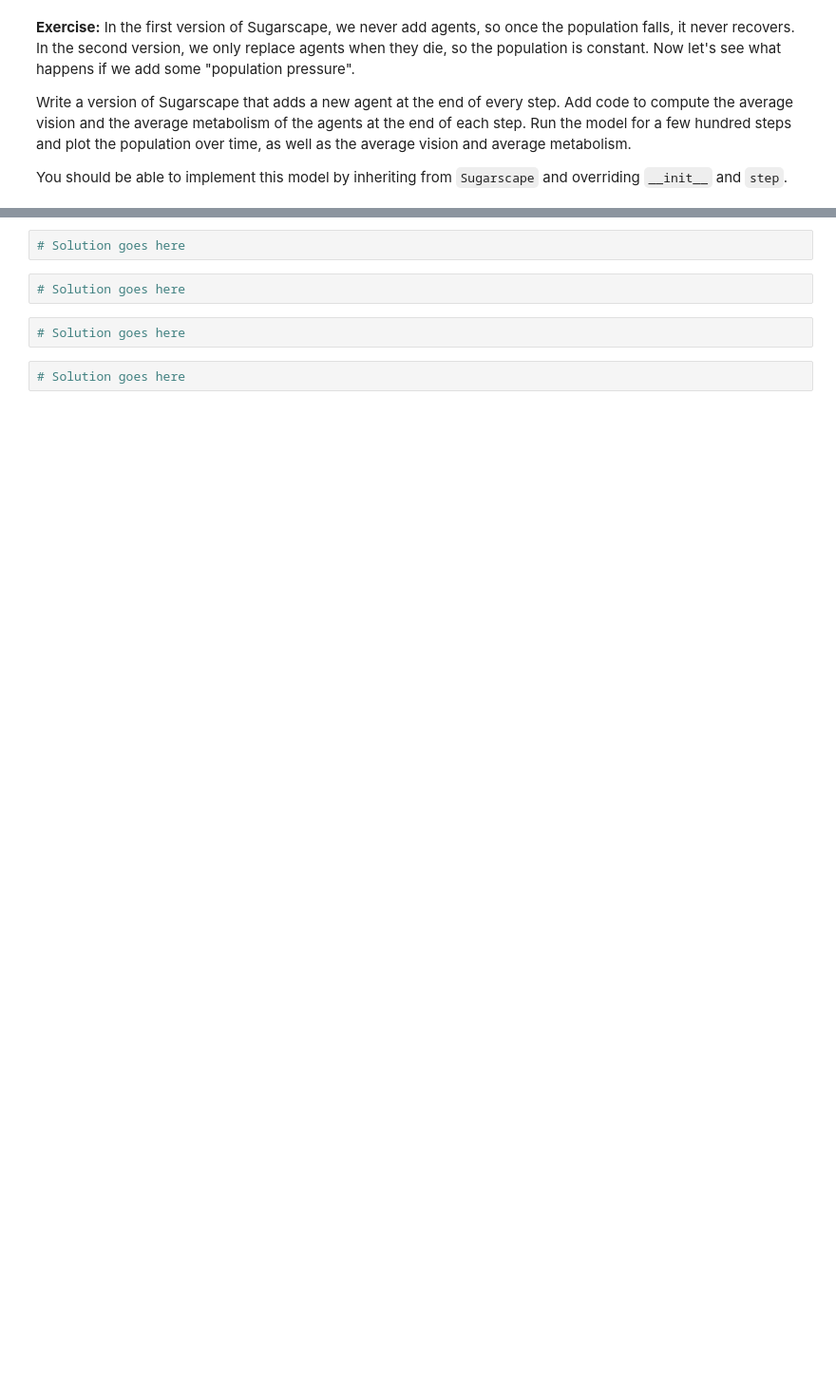
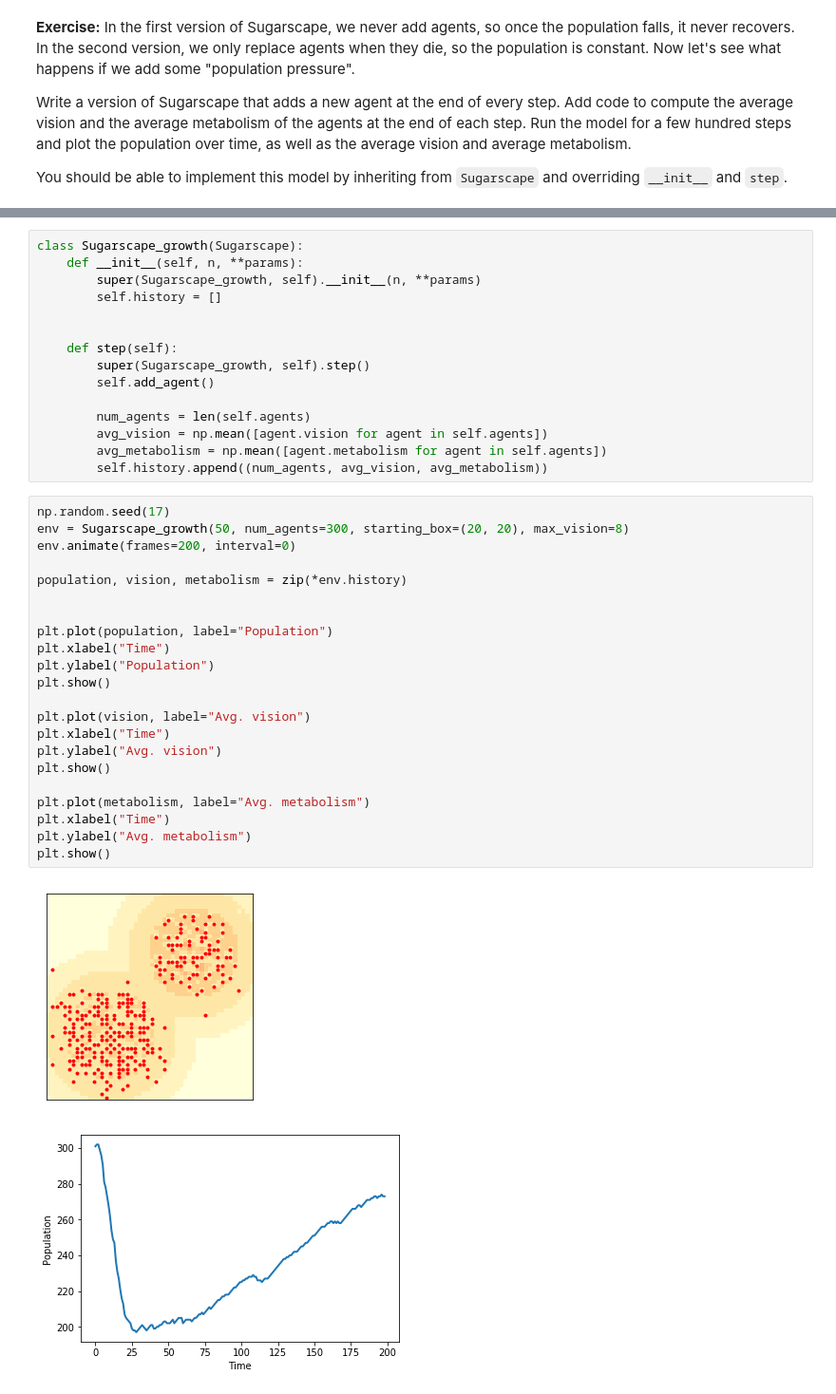
Before and after one commit to aselker/ThinkComplexity2, a Jupyter notebook: notebooks/chap09_done.ipynb, the cells around one changed output, grey strips where cells are left out. Shown at 95% size. Cells and saved outputs as stored; diff of their text form; blank space fills up the shorter version.

```diff
--- a/notebooks/chap09_done.ipynb
+++ b/notebooks/chap09_done.ipynb
@@ -814,8 +791,40 @@ You should be able to implement this model by inheriting from
-# %%
-# Solution goes here
-# %%
-# Solution goes here
-# %%
-# Solution goes here
-# %%
-# Solution goes here
+# %%
+class Sugarscape_growth(Sugarscape):
+    def __init__(self, n, **params):
+        super(Sugarscape_growth, self).__init__(n, **params)
+        self.history = []
+
+
+    def step(self):
+        super(Sugarscape_growth, self).step()
+        self.add_agent()
+
+        num_agents = len(self.agents)
+        avg_vision = np.mean([agent.vision for agent in self.agents])
+        avg_metabolism = np.mean([agent.metabolism for agent in self.agents])
+        self.history.append((num_agents, avg_vision, avg_metabolism))
+# %%
+np.random.seed(17)
+env = Sugarscape_growth(50, num_agents=300, starting_box=(20, 20), max_vision=8)
+env.animate(frames=200, interval=0)
+
+population, vision, metabolism = zip(*env.history)
+
+
+plt.plot(population, label="Population")
+plt.xlabel("Time")
+plt.ylabel("Population")
+plt.show()
+
+plt.plot(vision, label="Avg. vision")
+plt.xlabel("Time")
+plt.ylabel("Avg. vision")
+plt.show()
+
+plt.plot(metabolism, label="Avg. metabolism")
+plt.xlabel("Time")
+plt.ylabel("Avg. metabolism")
+plt.show()
+# %% [output]
+[figure, added]
+[figure, added]
```
Also changed, not shown: parts of 14 cells of this notebook.
